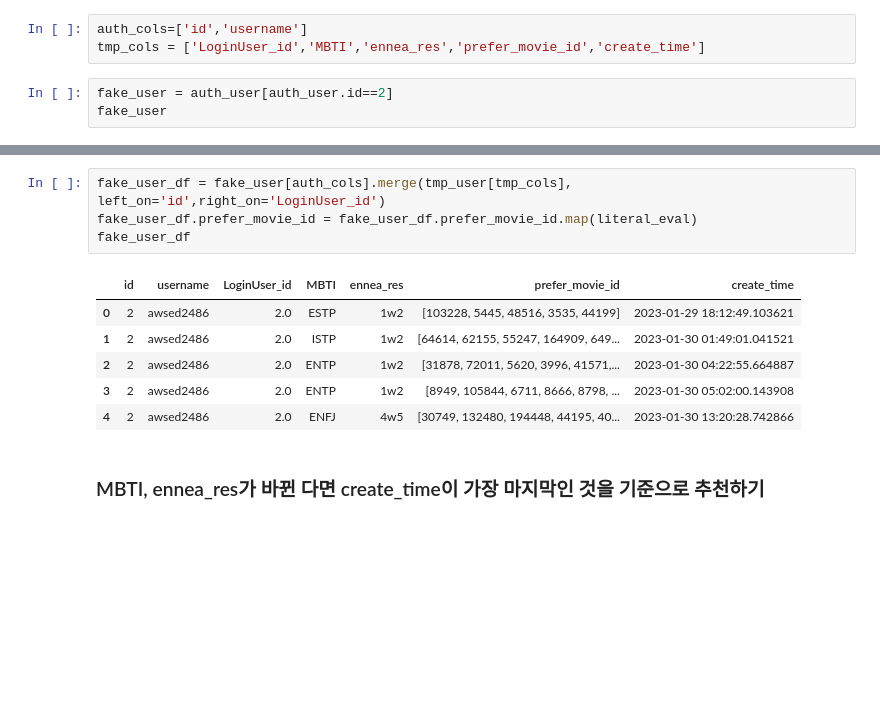
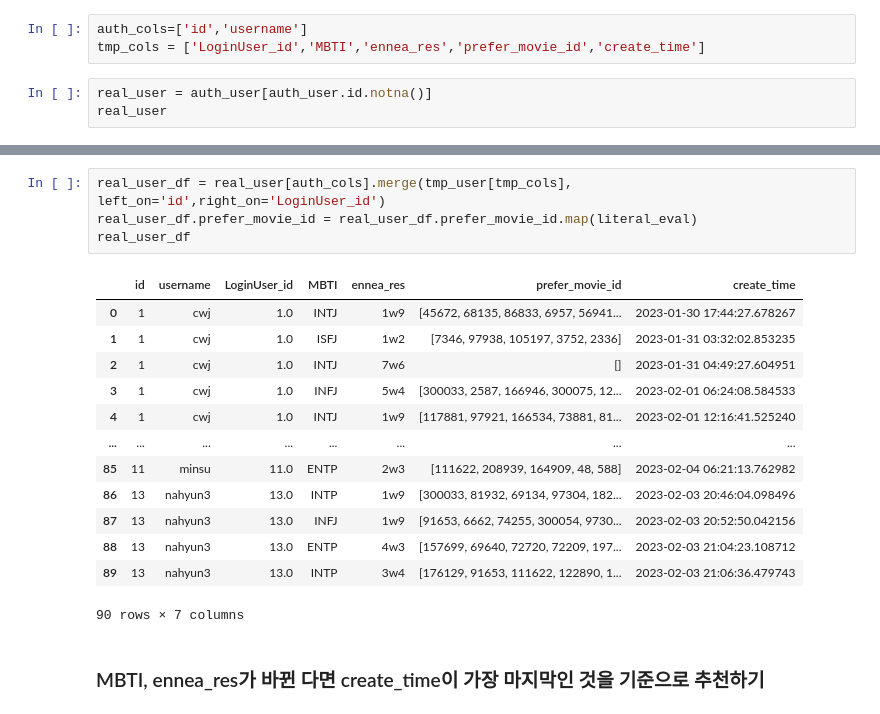
Before and after one commit to boostcampaitech4lv23recsys2/level3_productserving-level3-recsys-08, a Jupyter notebook: Airflow/00_Fake_User_Recommend/Fake_User_Recommend.ipynb, the cells around one changed output, grey strips where cells are left out. Drawn from its saved outputs; the diff is of its cells as text; blank space fills up the shorter version.

```diff
--- a/Airflow/00_Fake_User_Recommend/Fake_User_Recommend.ipynb
+++ b/Airflow/00_Fake_User_Recommend/Fake_User_Recommend.ipynb
@@ -50,7 +55,7 @@ auth_user = pd.read_sql_query("select * from auth_user", engine)
 auth_cols=['id','username']
 tmp_cols = ['LoginUser_id','MBTI','ennea_res','prefer_movie_id','create_time']
 # %%
-fake_user = auth_user[auth_user.id==2]
-fake_user
+real_user = auth_user[auth_user.id.notna()]
+real_user
 # %% [output]
 |  | id | password | last_login | is_superuser | username | first_name | last_name | email | is_staff | ... |
@@ -58,14 +76,21 @@ fake_user
 # %%
-fake_user_df = fake_user[auth_cols].merge(tmp_user[tmp_cols], left_on='id',right_on='LoginUser_id')
-fake_user_df.prefer_movie_id = fake_user_df.prefer_movie_id.map(literal_eval)
-fake_user_df
+real_user_df = real_user[auth_cols].merge(tmp_user[tmp_cols], left_on='id',right_on='LoginUser_id')
+real_user_df.prefer_movie_id = real_user_df.prefer_movie_id.map(literal_eval)
+real_user_df
 # %% [output]
 |  | id | username | LoginUser_id | MBTI | ennea_res | prefer_movie_id | create_time |
-| 0 | 2 | awsed2486 | 2.0 | ESTP | 1w2 | [103228, 5445, 48516, 3535, 44199] | 2023-01-29 18:12:49.103621 |
-| 1 | 2 | awsed2486 | 2.0 | ISTP | 1w2 | [64614, 62155, 55247, 164909, 649... | 2023-01-30 01:49:01.041521 |
-| 2 | 2 | awsed2486 | 2.0 | ENTP | 1w2 | [31878, 72011, 5620, 3996, 41571,... | 2023-01-30 04:22:55.664887 |
-| 3 | 2 | awsed2486 | 2.0 | ENTP | 1w2 | [8949, 105844, 6711, 8666, 8798, ... | 2023-01-30 05:02:00.143908 |
-| 4 | 2 | awsed2486 | 2.0 | ENFJ | 4w5 | [30749, 132480, 194448, 44195, 40... | 2023-01-30 13:20:28.742866 |
+| 0 | 1 | cwj | 1.0 | INTJ | 1w9 | [45672, 68135, 86833, 6957, 56941... | 2023-01-30 17:44:27.678267 |
+| 1 | 1 | cwj | 1.0 | ISFJ | 1w2 | [7346, 97938, 105197, 3752, 2336] | 2023-01-31 03:32:02.853235 |
+| 2 | 1 | cwj | 1.0 | INTJ | 7w6 | [] | 2023-01-31 04:49:27.604951 |
+| 3 | 1 | cwj | 1.0 | INFJ | 5w4 | [300033, 2587, 166946, 300075, 12... | 2023-02-01 06:24:08.584533 |
+| 4 | 1 | cwj | 1.0 | INTJ | 1w9 | [117881, 97921, 166534, 73881, 81... | 2023-02-01 12:16:41.525240 |
+| ... | ... | ... | ... | ... | ... | ... | ... |
+| 85 | 11 | minsu | 11.0 | ENTP | 2w3 | [111622, 208939, 164909, 48, 588] | 2023-02-04 06:21:13.762982 |
+| 86 | 13 | nahyun3 | 13.0 | INTP | 1w9 | [300033, 81932, 69134, 97304, 182... | 2023-02-03 20:46:04.098496 |
+| 87 | 13 | nahyun3 | 13.0 | INFJ | 1w9 | [91653, 6662, 74255, 300054, 9730... | 2023-02-03 20:52:50.042156 |
+| 88 | 13 | nahyun3 | 13.0 | ENTP | 4w3 | [157699, 69640, 72720, 72209, 197... | 2023-02-03 21:04:23.108712 |
+| 89 | 13 | nahyun3 | 13.0 | INTP | 3w4 | [176129, 91653, 111622, 122890, 1... | 2023-02-03 21:06:36.479743 |
+90 rows × 7 columns
 # %% [markdown]
 ### MBTI, ennea_res가 바뀐 다면 create_time이 가장 마지막인 것을 기준으로 추천하기
 # %% [markdown]
```
Also changed, not shown: parts of 14 cells of this notebook.
